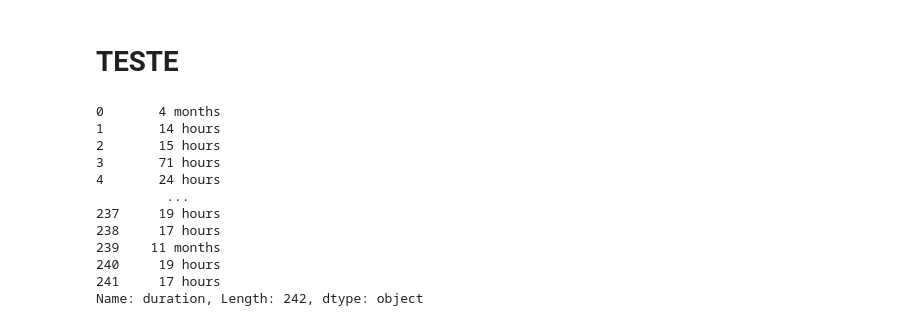
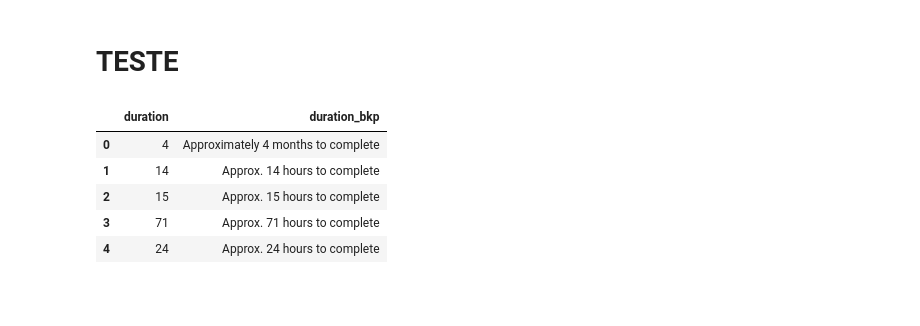
Before and after one commit to ismailymendes/mooc_udemy_coursera, a Jupyter notebook: mooc_udemy_coursera.ipynb, the cells around one changed output. Drawn from its saved outputs; the diff is of its cells as text; code cells hidden in the pictures; blank space fills up the shorter version.

```diff
--- a/mooc_udemy_coursera.ipynb
+++ b/mooc_udemy_coursera.ipynb
@@ -686,31 +679,18 @@ duracao.head(1)
 # TESTE
 # %%
 coursera_cursos = pd.read_csv('data/coursera_cursos.csv') # https://www.kaggle.com/datasets/anasmahmood000/coursera-courses-dataset
-# %%
-replacements = {
-   'duration': {
-      'Approximately ' : '',
-      'Approx. ' : '',
-      ' to complete' : '',
-      '-' : '0',}
-}
-
-duracao=coursera_cursos
-duracao=coursera_cursos.replace(replacements, regex=True)
-duracao['duration_bkp'] = duracao['duration']
-#duracao=coursera_cursos.duration.replace('Approximately . ','', regex=True)
-#duracao=coursera_cursos.duration.replace(' to complete','', regex=True)
-duracao.duration
-# %% [output]
-0       4 months
-1       14 hours
-2       15 hours
-3       71 hours
-4       24 hours
-         ...
-237     19 hours
-238     17 hours
-239    11 months
-240     19 hours
-241     17 hours
-Name: duration, Length: 242, dtype: object
+# %%
+coursera_cursos['duration_bkp'] = coursera_cursos['duration']
+
+coursera_cursos['duration']=coursera_cursos['duration'].replace('-', 0, regex=True) # remove o traço
+coursera_cursos['duration']=coursera_cursos['duration'].replace(r'[^0-9]', '', regex=True) # remove tudo menos os números
+#coursera_cursos['duration']=coursera_cursos['duration'].replace(r'\D+', '', regex=True)
+
+coursera_cursos[['duration','duration_bkp']].head(5)
+# %% [output]
+|  | duration | duration_bkp |
+| 0 | 4 | Approximately 4 months to complete |
+| 1 | 14 | Approx. 14 hours to complete |
+| 2 | 15 | Approx. 15 hours to complete |
+| 3 | 71 | Approx. 71 hours to complete |
+| 4 | 24 | Approx. 24 hours to complete |
```
Also changed, not shown: parts of 17 cells of this notebook.
